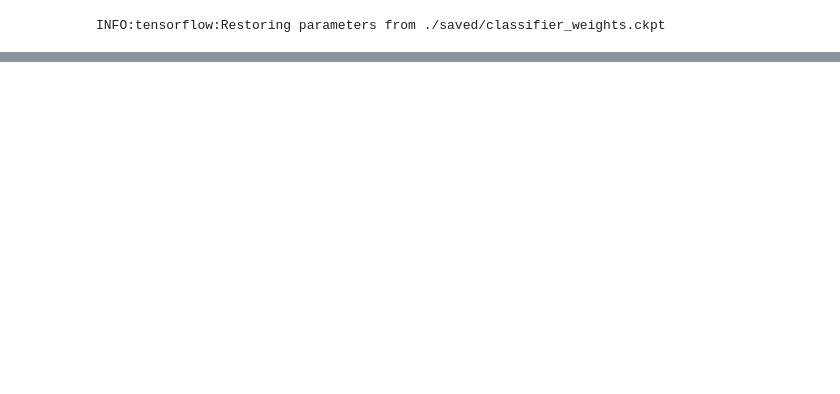
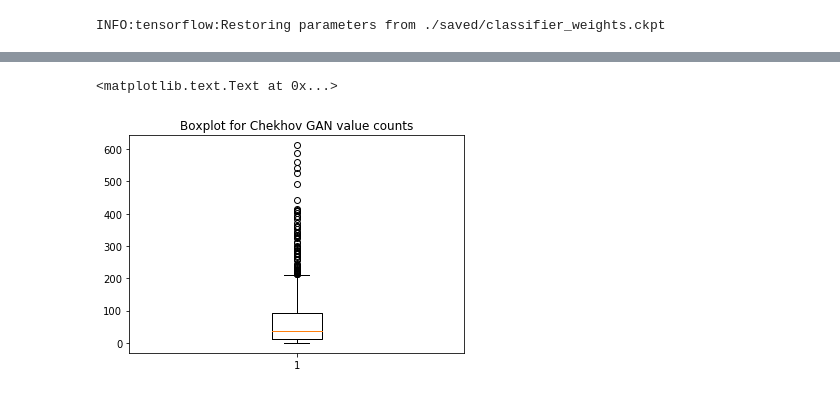
Before and after one commit to yujia21/MA6252, a Jupyter notebook: gan_augmentedmnist.ipynb, the cells around one changed output, grey strips where cells are left out. Drawn from its saved outputs; the diff is of its cells as text; code cells hidden in the pictures; blank space fills up the shorter version.

```diff
--- a/gan_augmentedmnist.ipynb
+++ b/gan_augmentedmnist.ipynb
@@ -308,0 +326,6 @@ plt.title('Distribution of values of 100,000 samples augmented MNIST generated b
+# %%
+plt.boxplot(list(chekhov_counts_test.values()))
+plt.title("Boxplot for Chekhov GAN value counts")
+# %% [output]
+<matplotlib.text.Text at 0x...>
+[figure, added]
```
Also changed, not shown: parts of 14 cells of this notebook, 4 other files.
